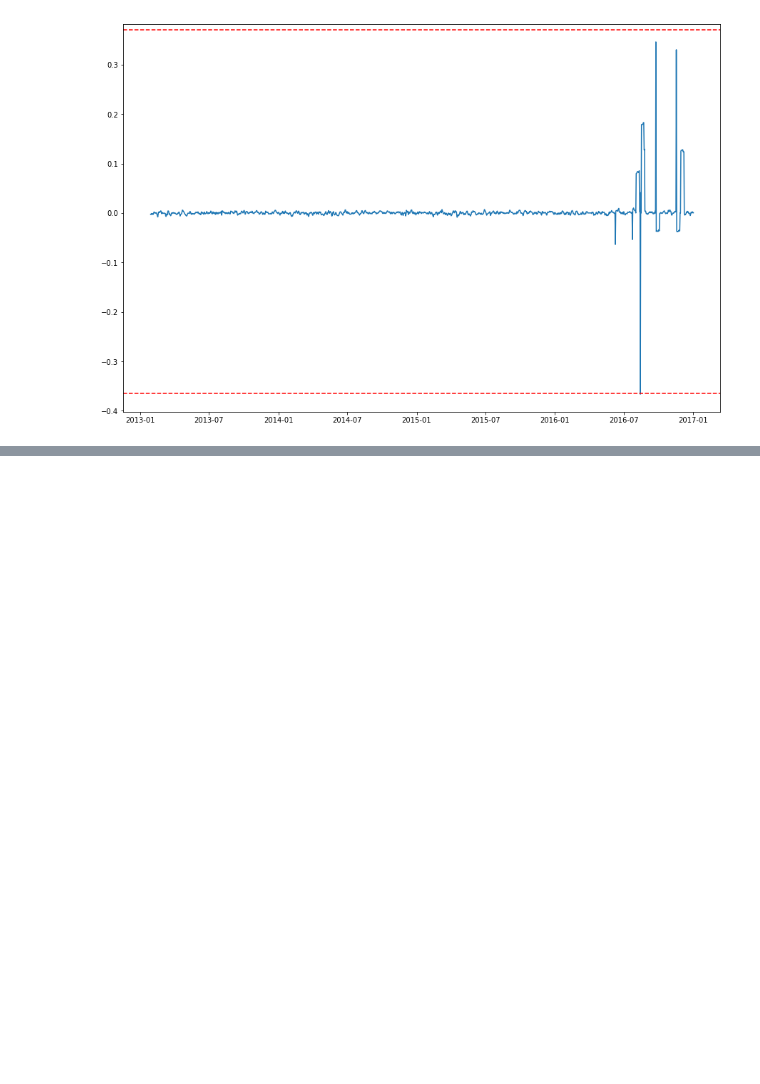
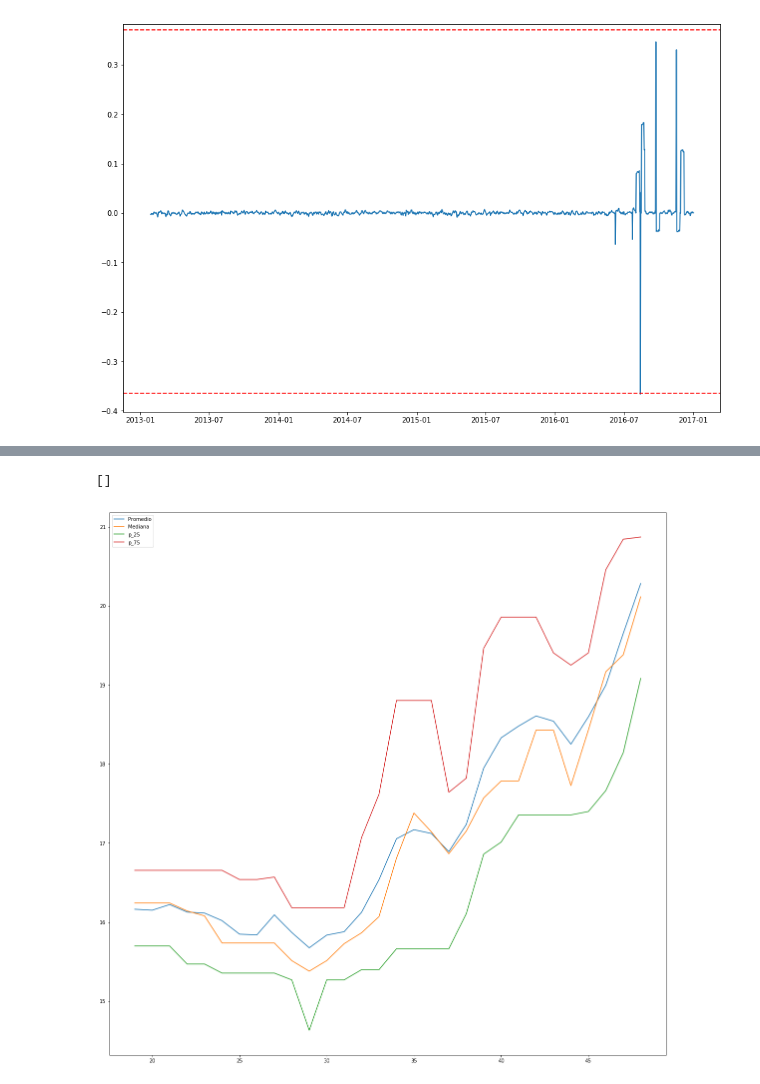
Before and after one commit to PamelaMunozCaceres/Python-Study, a Jupyter notebook: Jugando con Series de Tiempo.ipynb, the cells around one changed output, grey strips where cells are left out. Cells and saved outputs as stored; diff of their text form; code cells hidden in the pictures; blank space fills up the shorter version.

Commit message:
Calculando stats en el tiempo

```diff
--- a/Jugando con Series de Tiempo.ipynb
+++ b/Jugando con Series de Tiempo.ipynb
@@ -258,0 +265,4 @@ ax.axhline(promedio - std * 2, ls='--', c='r')
+# %%
+ventana = 10
+
+stats = df_train['meantemp'].rolling(window=ventana).aggregate([np.mean, np.median, np.std]).dropna()
@@ -258,0 +280,9 @@ ax.axhline(promedio - std * 2, ls='--', c='r')
+# %%
+from functools import partial
+
+percentile_funcs = [partial(np.percentile, q=ii) for ii in [25, 50, 75]]
+
+funciones = [np.mean, np.median, np.std]
+funciones.extend(percentile_funcs)
+
+stats = df_train['meantemp'].rolling(window=ventana).aggregate(funciones).dropna()
@@ -258,0 +298,13 @@ ax.axhline(promedio - std * 2, ls='--', c='r')
+# %%
+stats.columns = ["mean", "median", "std", "p25", "p50", "p75"]
+# %%
+fig, ax = plt.subplots(figsize=(20,20))
+ax.plot(stats["mean"][10:40], label="Promedio")
+ax.plot(stats["median"][10:40], label="Mediana")
+ax.plot(stats["p25"][10:40], label="p_25")
+ax.plot(stats["p75"][10:40], label="p_75")
+ax.legend()
+plt.plot()
+# %% [output]
+[]
+[figure, added]
```
Also changed, not shown: parts of 9 cells of this notebook.
